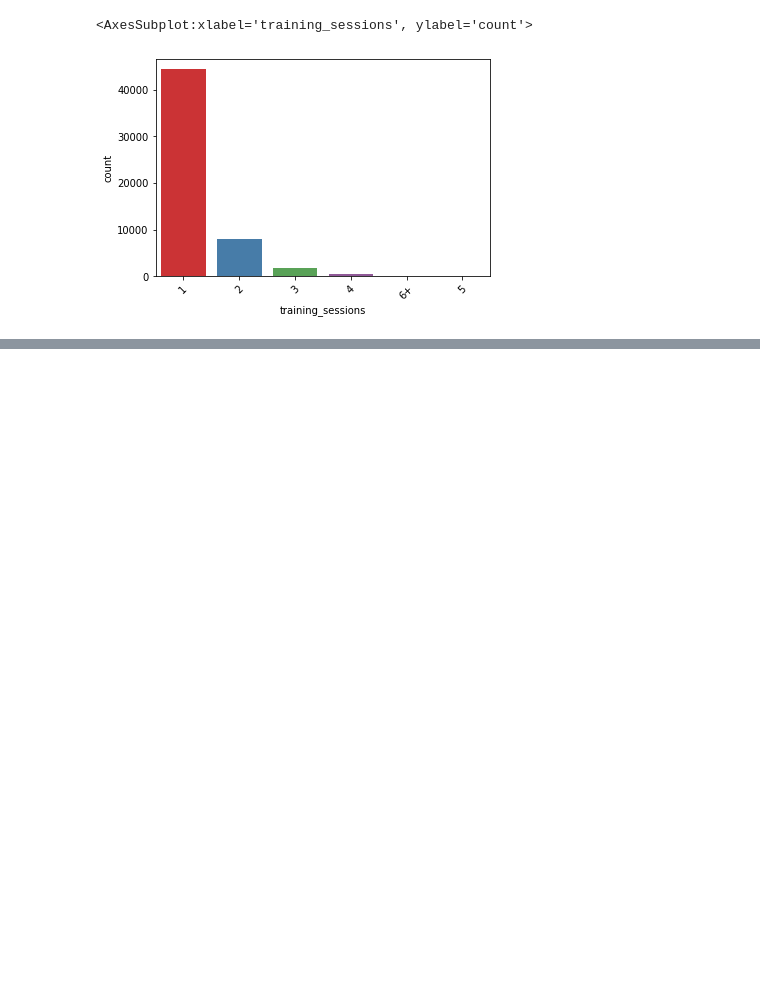
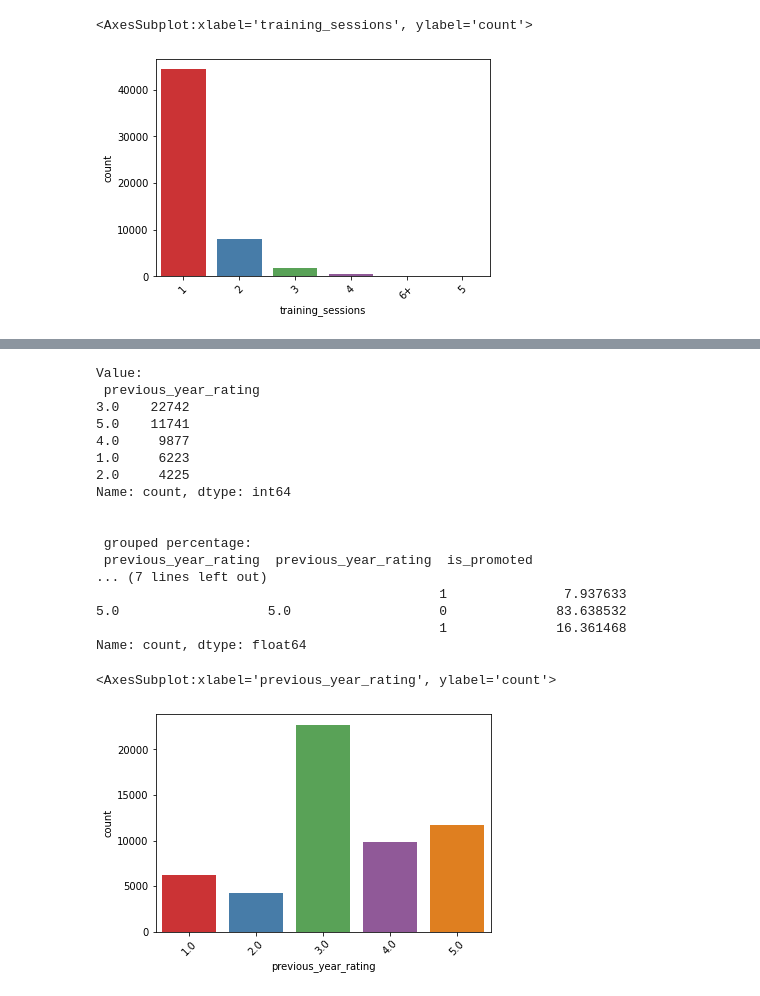
Before and after one commit to BLorenzoF/HR-Classification-XGboost, a Jupyter notebook: Variable Analysis.ipynb, the cells around one changed output, grey strips where cells are left out. Saved outputs shown, nothing was run; the diff lists cells and outputs as text; code cells hidden in the pictures; blank space fills up the shorter version.

```diff
--- a/Variable Analysis.ipynb
+++ b/Variable Analysis.ipynb
@@ -102,0 +171,24 @@ Name: count, dtype: float64
+# %%
+##previous_year_rating
+analisis("previous_year_rating",data)
+ploteo("previous_year_rating",data)
+# %% [output]
+Value:
+ previous_year_rating
+3.0    22742
+5.0    11741
+4.0     9877
+1.0     6223
+2.0     4225
+Name: count, dtype: int64
+
+
+ grouped percentage:
+ previous_year_rating  previous_year_rating  is_promoted
+... (7 lines left out)
+                                            1               7.937633
+5.0                   5.0                   0              83.638532
+                                            1              16.361468
+Name: count, dtype: float64
+<AxesSubplot:xlabel='previous_year_rating', ylabel='count'>
+[figure, added]
```
Also changed, not shown: parts of 6 cells of this notebook, 1 other file.
